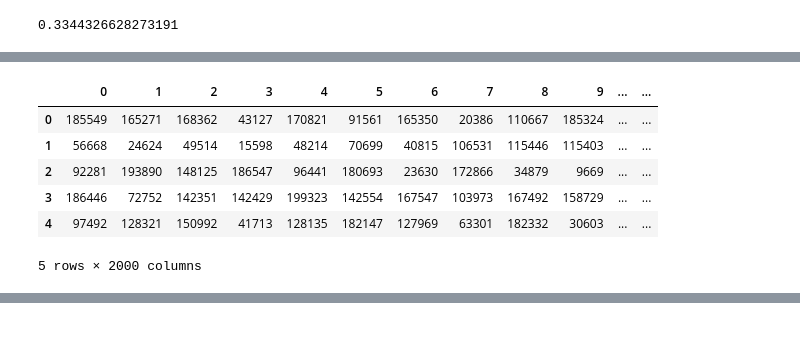
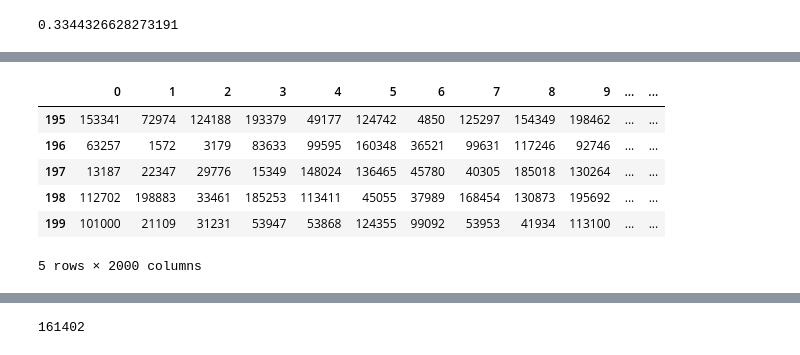
Before and after one commit to nikitaqwerty/kaggle_santander, a Jupyter notebook: sub_17_tests.ipynb, the cells around one changed output, grey strips where cells are left out. Saved outputs shown, nothing was run; the diff lists cells and outputs as text; code cells hidden in the pictures.

```diff
--- a/sub_17_tests.ipynb
+++ b/sub_17_tests.ipynb
@@ -4,15 +4,17 @@ from matplotlib import pyplot as plt
 import pandas as pd
 import numpy as np
 from tqdm import tqdm_notebook as tqdm
+
+input_path = "../input/"
 # %%
-train_df = pd.read_csv('train.csv')
+train_df = pd.read_csv(input_path+'train.csv.zip')
 # %%
 label = train_df.target
 train = train_df.drop(['ID_code','target'],axis=1)
 # %%
-test = pd.read_csv('test.csv')
+test = pd.read_csv(input_path+'test.csv.zip')
 # %%
-test_filtered = pd.read_pickle('test_filtred.pkl')
+test_filtered = pd.read_pickle(input_path+'test_filtered.pkl')
 # %%
 test_filtered = test_filtered.loc[:,train.columns]
 # %%
@@ -185,14 +165,14 @@ for i,res in enumerate(results):
 # %%
 best_preds = pd.DataFrame(best_preds)
 # %%
-best_preds.head()
+best_preds.tail()
 # %% [output]
 |  | 0 | 1 | 2 | 3 | 4 | 5 | 6 | 7 | 8 | 9 | ... | ... |
-| 0 | 185549 | 165271 | 168362 | 43127 | 170821 | 91561 | 165350 | 20386 | 110667 | 185324 | ... | ... |
-| 1 | 56668 | 24624 | 49514 | 15598 | 48214 | 70699 | 40815 | 106531 | 115446 | 115403 | ... | ... |
-| 2 | 92281 | 193890 | 148125 | 186547 | 96441 | 180693 | 23630 | 172866 | 34879 | 9669 | ... | ... |
-| 3 | 186446 | 72752 | 142351 | 142429 | 199323 | 142554 | 167547 | 103973 | 167492 | 158729 | ... | ... |
-| 4 | 97492 | 128321 | 150992 | 41713 | 128135 | 182147 | 127969 | 63301 | 182332 | 30603 | ... | ... |
+| 195 | 153341 | 72974 | 124188 | 193379 | 49177 | 124742 | 4850 | 125297 | 154349 | 198462 | ... | ... |
+| 196 | 63257 | 1572 | 3179 | 83633 | 99595 | 160348 | 36521 | 99631 | 117246 | 92746 | ... | ... |
+| 197 | 13187 | 22347 | 29776 | 15349 | 148024 | 136465 | 45780 | 40305 | 185018 | 130264 | ... | ... |
+| 198 | 112702 | 198883 | 33461 | 185253 | 113411 | 45055 | 37989 | 168454 | 130873 | 195692 | ... | ... |
+| 199 | 101000 | 21109 | 31231 | 53947 | 53868 | 124355 | 99092 | 53953 | 41934 | 113100 | ... | ... |
 5 rows × 2000 columns
 # %%
 inters_array = np.zeros((200,200))
@@ -205,3 +185,10 @@ for i,row1 in tqdm(best_preds.iterrows(),total = 200):
         inters_array[i,j] = inters
 # %% [output]
 [interactive output not drawn]
+# %%
+s = set()
+for col in best_preds.columns:
+    s|=set(best_preds[col])
+len(s)
+# %% [output]
+161402
```
Also changed, not shown: parts of 7 cells of this notebook, 1 other file.
